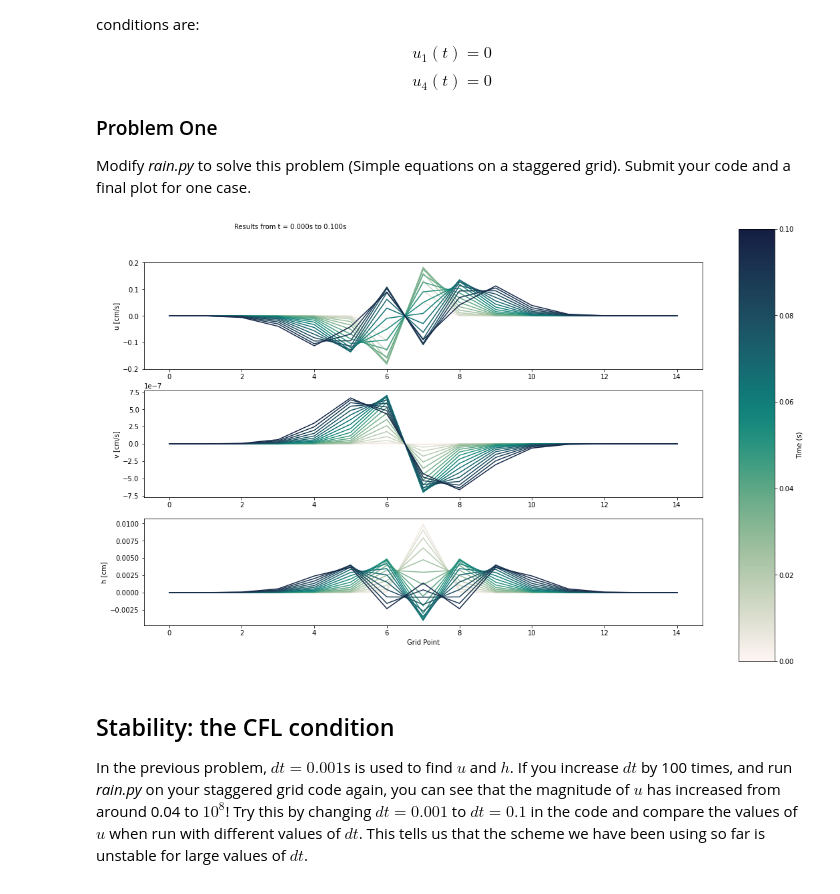
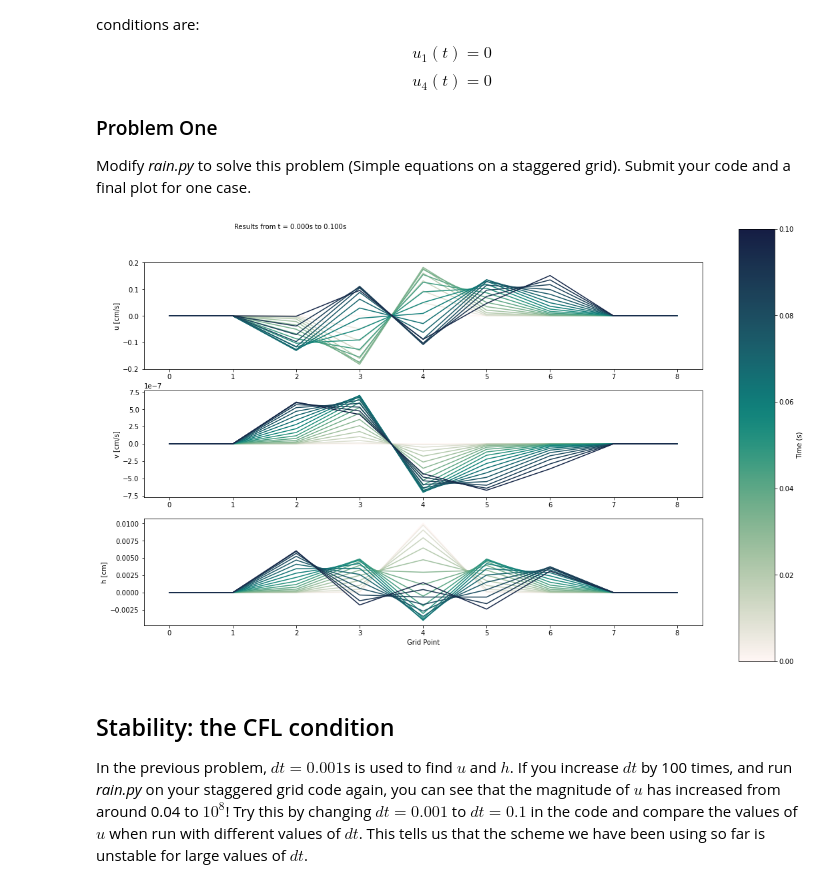
Before and after one commit to JoseEOAS/numeric_2022, a Jupyter notebook: notebooks/lab7/01-lab7-Jvalenti.ipynb, the cells around one changed output. Saved outputs shown, nothing was run; the diff lists cells and outputs as text; code cells hidden in the pictures.

```diff
--- a/notebooks/lab7/01-lab7-Jvalenti.ipynb
+++ b/notebooks/lab7/01-lab7-Jvalenti.ipynb
@@ -528,9 +528,9 @@ one case.
 # %%
 import importlib
 importlib.reload(rain3)
-rain3.rain([100,15])
+rain3.rain([100,9])
 # %% [output]
-[figure, old version]
+[figure, new version]
 # %% [markdown]
 ## Stability: the CFL condition
 [lab7:stability]:(#Stability:-the-CFL-condition)
```
